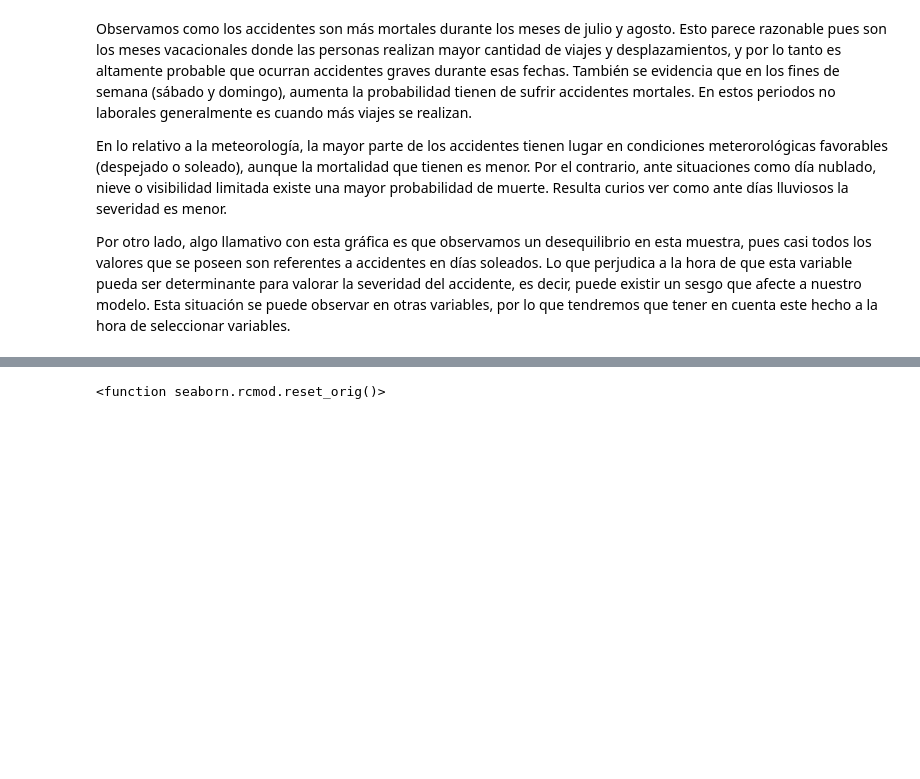
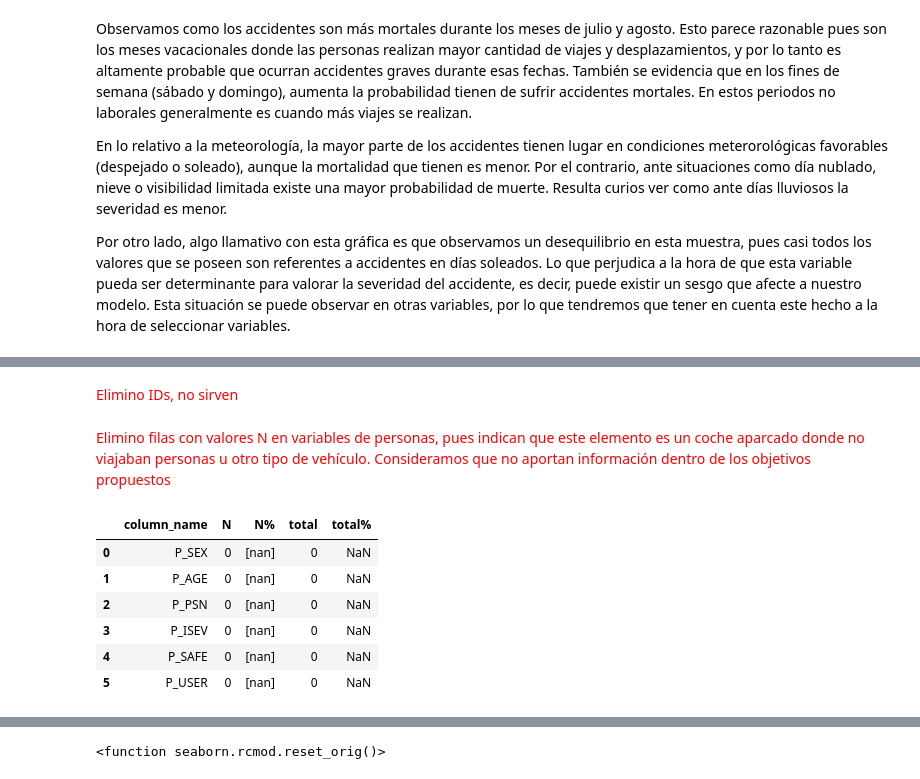
Before and after one commit to carviagu/canadian_car_accidents, a Jupyter notebook: notebooks/01_EDA.ipynb, the cells around one changed output, grey strips where cells are left out. Drawn from its saved outputs; the diff is of its cells as text; code cells hidden in the pictures; blank space fills up the shorter version.

```diff
--- a/notebooks/01_EDA.ipynb
+++ b/notebooks/01_EDA.ipynb
@@ -603,0 +610,27 @@ Por otro lado, algo llamativo con esta gráfica es que observamos un desequilibr
+# %%
+accidents_df = accidents_df.drop(accidents_df[accidents_df['V_YEAR'] == '2015'].index, axis=0)
+# %% [markdown]
+<p style='color:red'> Elimino IDs, no sirven</p>
+# %%
+accidents_df = accidents_df.drop(accidents_df[['V_ID', 'P_ID']].index, axis=0)
+# %% [markdown]
+<p style='color:red'> Elimino filas con valores N en variables de personas, pues indican que este elemento es un coche aparcado donde no viajaban personas u otro tipo de vehículo. Consideramos que no aportan información dentro de los objetivos propuestos</p>
+# %%
+per_columns = [['P_SEX', 'N'], ['P_AGE', 'NN'], ['P_PSN', 'NN'],
+               ['P_ISEV', 'N'], ['P_SAFE', 'NN'], ['P_USER', 'N']]
+
+for col in per_columns:
+    accidents_df = accidents_df.drop(accidents_df[accidents_df[col[0]] == col[1]].index, axis=0)
+# %%
+# Verifico que estan fuera
+per_columns = ['P_SEX', 'P_AGE', 'P_PSN',
+               'P_ISEV', 'P_SAFE', 'P_USER']
+special_values_summary(df = accidents_df[per_columns], vals = [['N', 'NN']])
+# %% [output]
+|  | column_name | N | N% | total | total% |
+| 0 | P_SEX | 0 | [nan] | 0 | NaN |
+| 1 | P_AGE | 0 | [nan] | 0 | NaN |
+| 2 | P_PSN | 0 | [nan] | 0 | NaN |
+| 3 | P_ISEV | 0 | [nan] | 0 | NaN |
+| 4 | P_SAFE | 0 | [nan] | 0 | NaN |
+| 5 | P_USER | 0 | [nan] | 0 | NaN |
```
Also changed, not shown: parts of 17 cells of this notebook.
